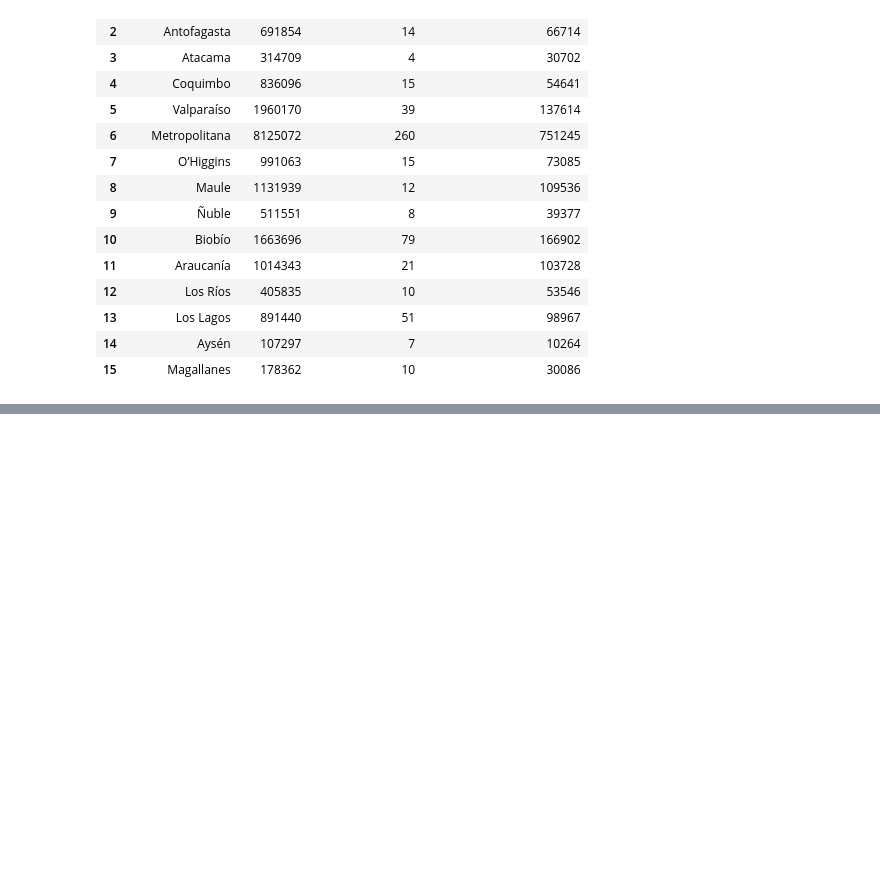
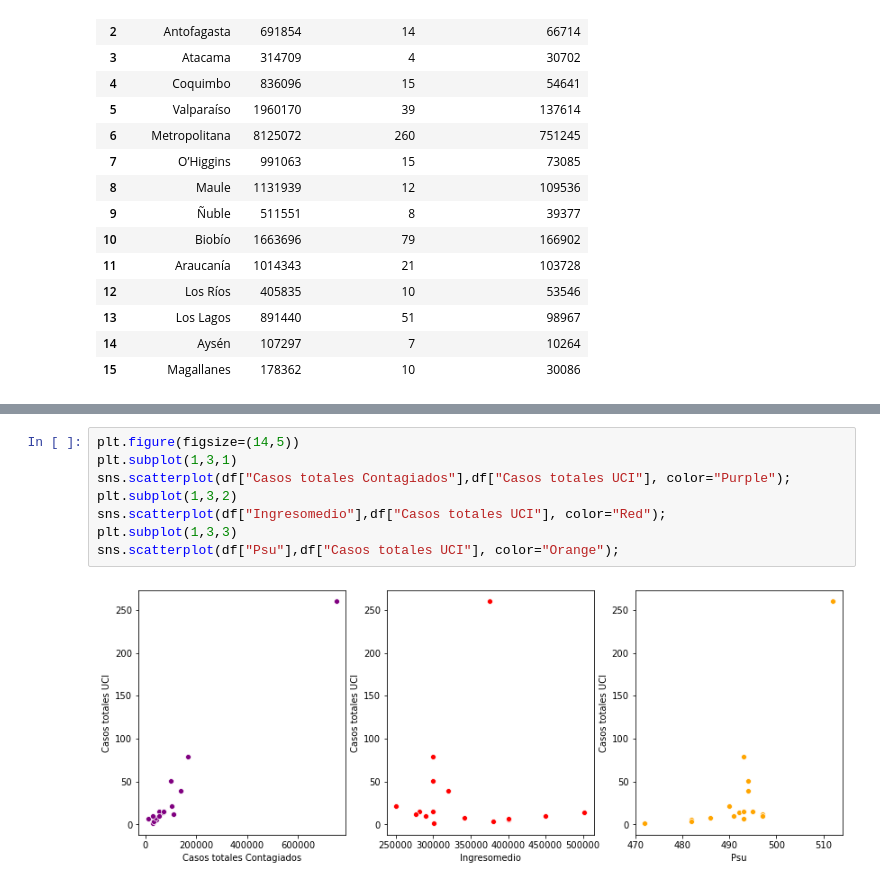
Before and after one commit to electronmaxi/Proyecto-IA, a Jupyter notebook: ProyectoIA.ipynb, the cells around one changed output, grey strips where cells are left out. Drawn from its saved outputs; the diff is of its cells as text; blank space fills up the shorter version.

```diff
--- a/ProyectoIA.ipynb
+++ b/ProyectoIA.ipynb
@@ -166,0 +239,10 @@ df3
+# %%
+plt.figure(figsize=(14,5))
+plt.subplot(1,3,1)
+sns.scatterplot(df["Casos totales Contagiados"],df["Casos totales UCI"], color="Purple");
+plt.subplot(1,3,2)
+sns.scatterplot(df["Ingresomedio"],df["Casos totales UCI"], color="Red");
+plt.subplot(1,3,3)
+sns.scatterplot(df["Psu"],df["Casos totales UCI"], color="Orange");
+# %% [output]
+[figure, added]
```
Also changed, not shown: parts of 9 cells of this notebook, 5 other files.
